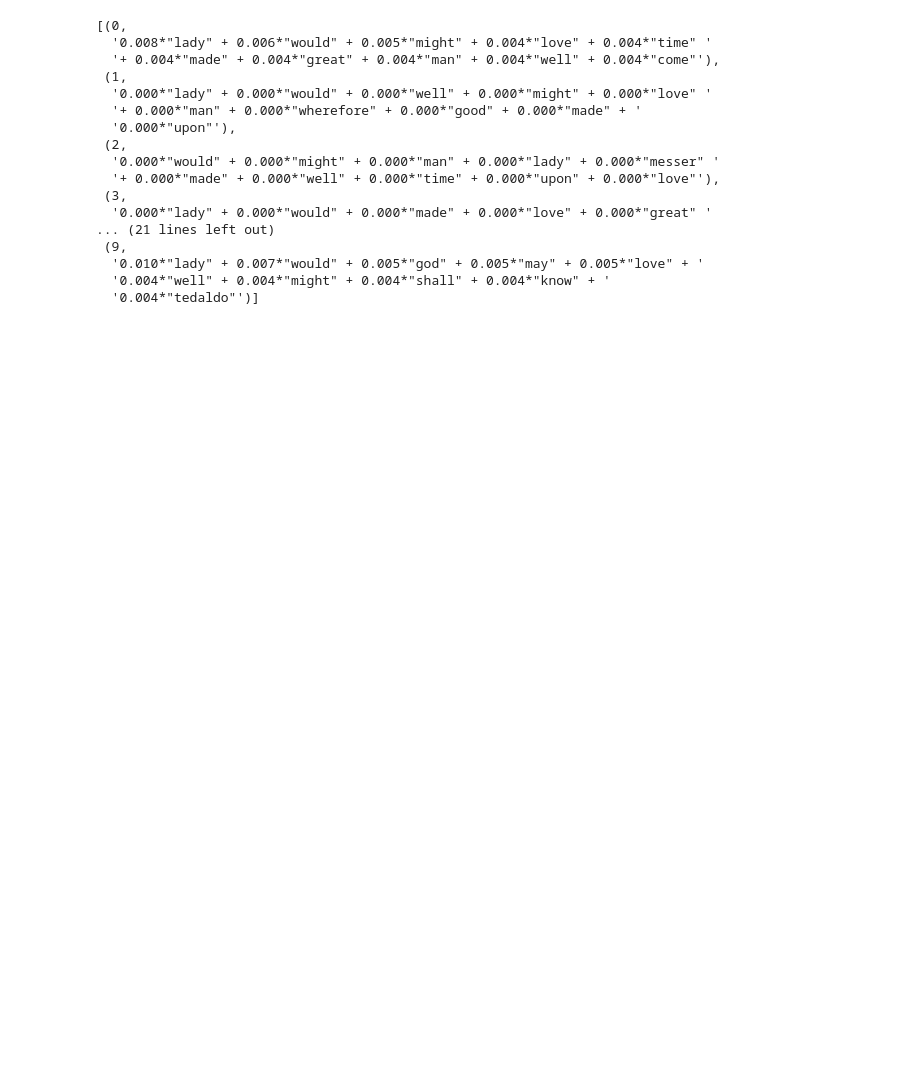
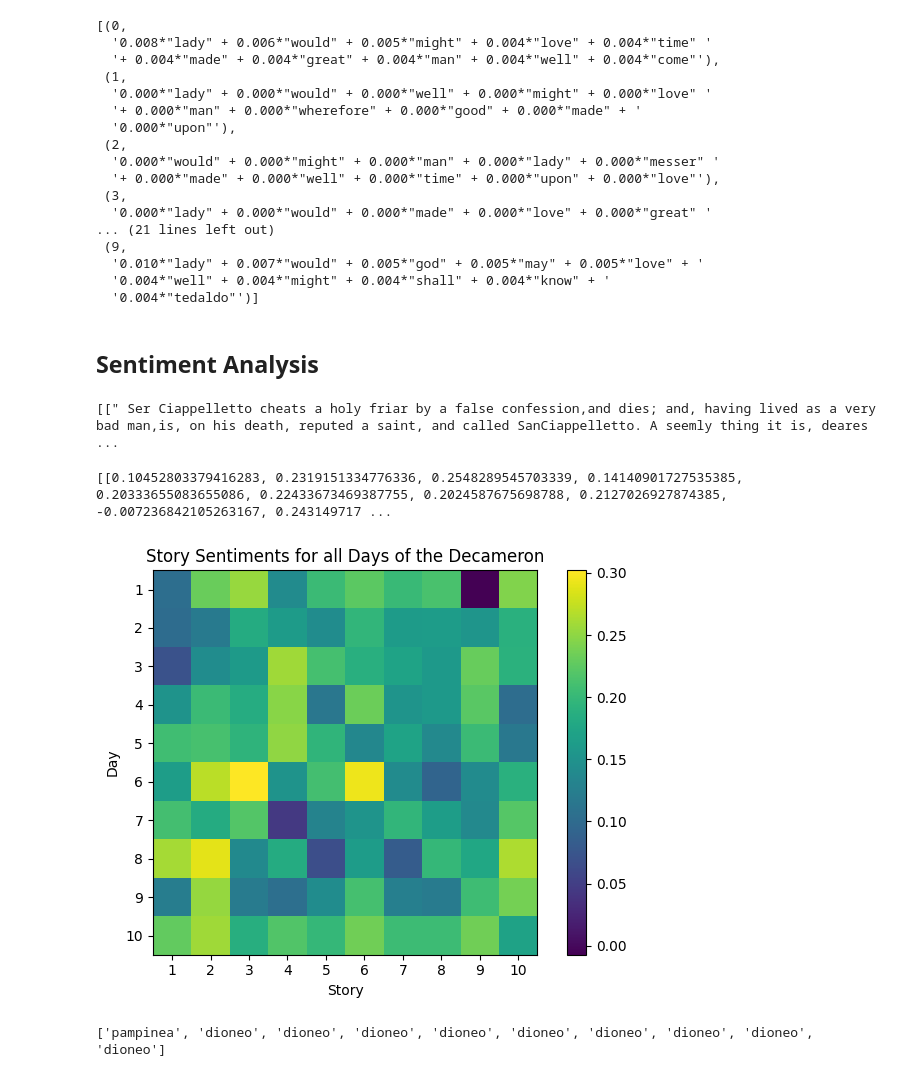
Before and after one commit to notrobespierre/decameron, a Jupyter notebook: decameron.ipynb, the cells around one changed output. Drawn from its saved outputs; the diff is of its cells as text; code cells hidden in the pictures; blank space fills up the shorter version.

Commit message:
more sentiment analysis stuff

```diff
--- a/decameron.ipynb
+++ b/decameron.ipynb
@@ -153,11 +180,17 @@ main_graph.show("hello.html")
 # %%
 # this creates a 2d array of all the stories
 stories_all = []
+storytellers_all = []
 for day in np.arange(1, 11, 1):
     day_stories = []
+    day_storytellers = []
     for story in np.arange(1, 11, 1):
         print(f"Currently Scraping: Day {day}, Story {story}")
-        day_stories.append(clean_story(return_URL(day, story)))
+        story, storyteller = clean_story(return_URL(day, story))
+        day_stories.append(story)
+        day_storytellers.append(storyteller[1:])
     stories_all.append(day_stories)
+    storytellers_all.append(day_storytellers)
+    print(storytellers_all)
 # %% [output]
 Currently Scraping: Day 1, Story 1
@@ -210,3 +230,22 @@ pprint(lda_model.print_topics())
   '0.010*"lady" + 0.007*"would" + 0.005*"god" + 0.005*"may" + 0.005*"love" + '
   '0.004*"well" + 0.004*"might" + 0.004*"shall" + 0.004*"know" + '
   '0.004*"tedaldo"')]
+# %% [markdown]
+## Sentiment Analysis
+# %%
+print(stories_all)
+# %% [output]
+[[" Ser Ciappelletto cheats a holy friar by a false confession,and dies; and, having lived as a very bad man,is, on his death, reputed a saint, and called SanCiappelletto. A seemly thing it is, deares ...
+# %%
+full_sents = []
+for day in stories_all:
+    day_sents = []
+    for story in day:
+        story_blob = TextBlob(story)
+        polarity = story_blob.sentiment.polarity
+        day_sents.append(polarity)
+    full_sents.append(day_sents)
+# %%
+print(full_sents)
+# %% [output]
+[[0.10452803379416283, 0.2319151334776336, 0.2548289545703339, 0.14140901727535385, 0.20333655083655086, 0.22433673469387755, 0.2024587675698788, 0.2127026927874385, -0.007236842105263167, 0.243149717 ...
@@ -212,0 +258,27 @@ pprint(lda_model.print_topics())
+# %%
+# Generate all possible combinations of True and False for size 3
+story_valences = full_sents
+# Convert the combinations to NumPy arrays
+
+# Plot the array as a colormap
+plt.imshow(story_valences, cmap='viridis')
+
+# Add a colorbar for reference
+plt.colorbar()
+
+# Show the plot
+plt.title("Story Sentiments for all Days of the Decameron")
+tick_list = np.arange(1, 11, 1)
+plt.xticks(np.arange(10), tick_list)
+plt.yticks(np.arange(10), tick_list)
+plt.xlabel("Story")
+plt.ylabel("Day")
+plt.tight_layout()
+plt.savefig('full_sentiments')
+plt.show()
+# %% [output]
+[figure, added]
+# %%
+print(storytellers_all)
+# %% [output]
+['pampinea', 'dioneo', 'dioneo', 'dioneo', 'dioneo', 'dioneo', 'dioneo', 'dioneo', 'dioneo', 'dioneo']
```
Also changed, not shown: parts of 12 cells of this notebook, 4 other files.
